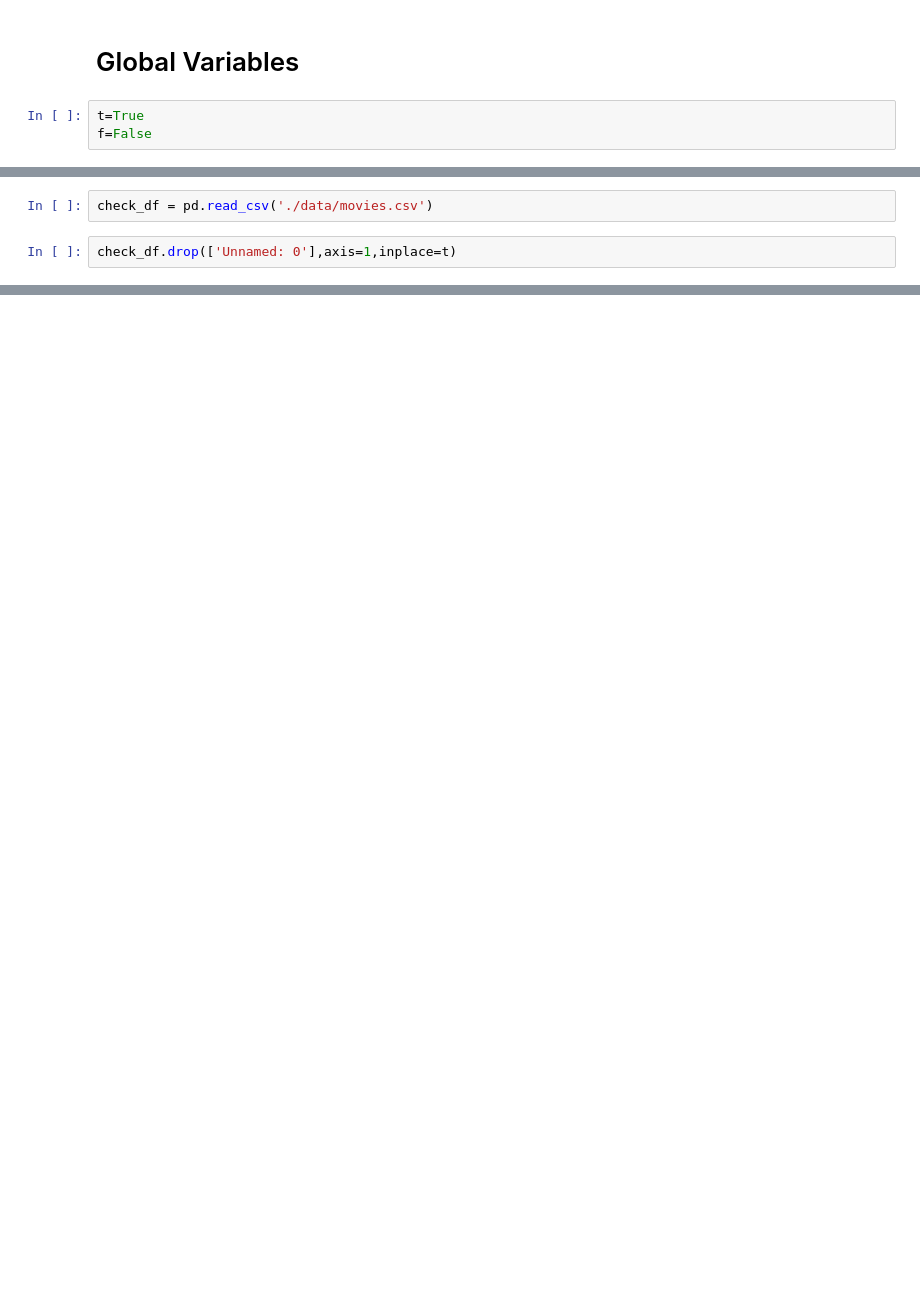
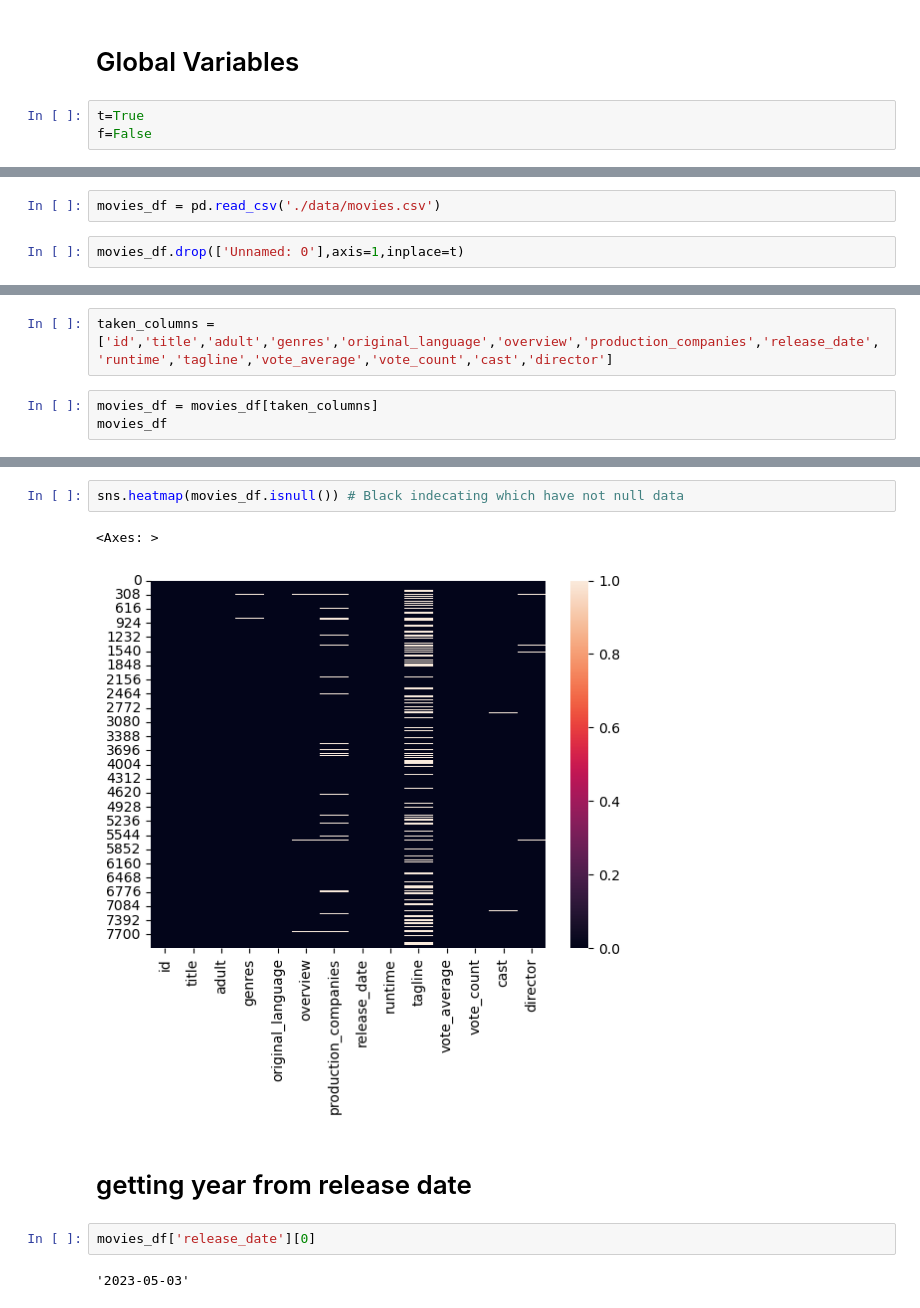
Before and after one commit to navneeet94/recommender-system, a Jupyter notebook: Movie-Recommender-Model.ipynb, the cells around one changed output, grey strips where cells are left out. Cells and saved outputs as stored; diff of their text form; blank space fills up the shorter version.

```diff
--- a/Movie-Recommender-Model.ipynb
+++ b/Movie-Recommender-Model.ipynb
@@ -8,5 +11,5 @@ f=False
 # %%
-check_df = pd.read_csv('./data/movies.csv')
+movies_df = pd.read_csv('./data/movies.csv')
 # %%
-check_df.drop(['Unnamed: 0'],axis=1,inplace=t)
+movies_df.drop(['Unnamed: 0'],axis=1,inplace=t)
 # %%
@@ -25,0 +49,5 @@ check_df.shape
+# %%
+taken_columns = ['id','title','adult','genres','original_language','overview','production_companies','release_date','runtime','tagline','vote_average','vote_count','cast','director']
+# %%
+movies_df = movies_df[taken_columns]
+movies_df
@@ -25,0 +88,11 @@ check_df.shape
+# %%
+sns.heatmap(movies_df.isnull()) # Black indecating which have not null data
+# %% [output]
+<Axes: >
+[figure, added]
+# %% [markdown]
+# getting year from release date
+# %%
+movies_df['release_date'][0]
+# %% [output]
+'2023-05-03'
```
Also changed, not shown: parts of 19 cells of this notebook, 32 other files.
